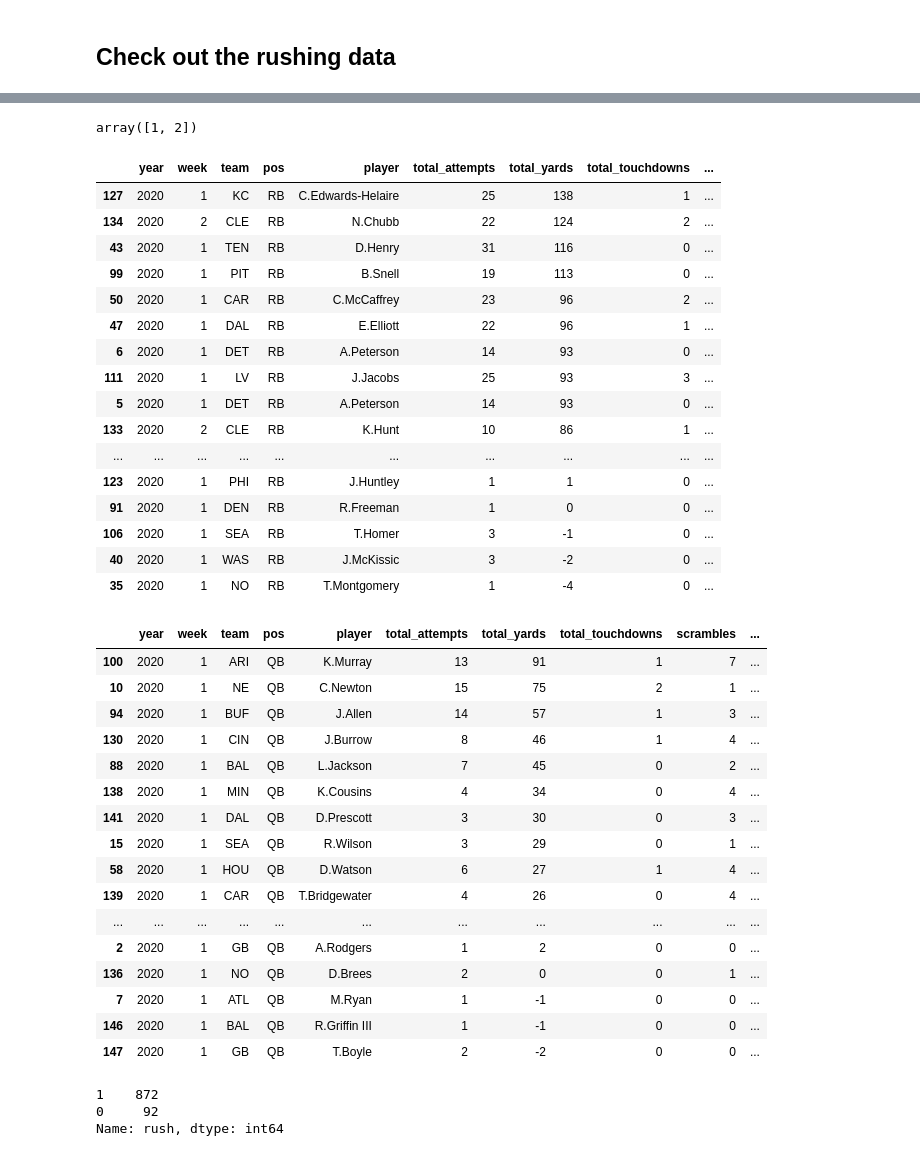
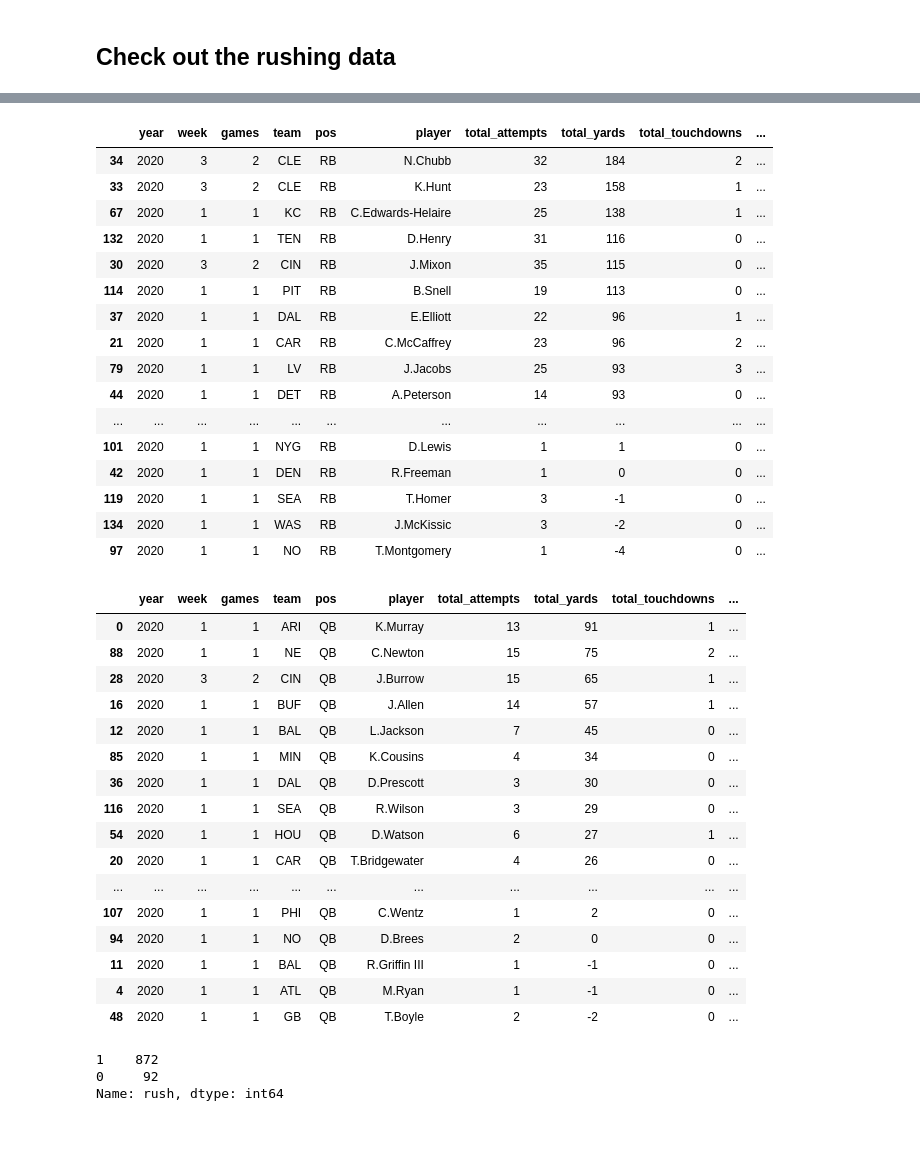
Before and after one commit to shind07/nfl-data-pipeline, a Jupyter notebook: notebooks/qc_rushing.ipynb, the cells around one changed output, grey strips where cells are left out. Drawn from its saved outputs; the diff is of its cells as text; code cells hidden in the pictures.

```diff
--- a/notebooks/qc_rushing.ipynb
+++ b/notebooks/qc_rushing.ipynb
@@ -31,7 +51,7 @@ array([1, 2])
 # %% [markdown]
 ## Check out the rushing data
 # %%
-RUSHING_PATH = os.path.join(DATA_DIRECTORY, "derived", 'rushing_by_player_by_week.csv')
+RUSHING_PATH = os.path.join(DATA_DIRECTORY, "derived", 'rushing_by_player_by_year.csv')
 
 df = pd.read_csv(RUSHING_PATH)
 df.head()
@@ -45,34 +65,33 @@ df.head()
-# %%
-df['week'].unique()
-# %% [output]
-array([1, 2])
 # %%
-final_rb_columns = ['year', 'week', 'team', 'pos', 'player',
+final_rb_columns = ['year', 'week', 'games', 'team', 'pos', 'player',
     'total_attempts', 'total_yards', 'total_touchdowns', 'total_fumbles',
      'team_rush', '%_team_carries', '%_team_yards'
 ]
+df['%_team_carries'] = df['rush'] / df['team_rush']
+df['%_team_yards'] = df['yards_gained_designed'] / df['team_yards_gained_designed']
+
 mask = df['pos'] == 'RB'
 df[mask][final_rb_columns].sort_values("total_yards", ascending=False)
 # %% [output]
-|  | year | week | team | pos | player | total_attempts | total_yards | total_touchdowns | ... |
-| 127 | 2020 | 1 | KC | RB | C.Edwards-Helaire | 25 | 138 | 1 | ... |
-| 134 | 2020 | 2 | CLE | RB | N.Chubb | 22 | 124 | 2 | ... |
-| 43 | 2020 | 1 | TEN | RB | D.Henry | 31 | 116 | 0 | ... |
-| 99 | 2020 | 1 | PIT | RB | B.Snell | 19 | 113 | 0 | ... |
-| 50 | 2020 | 1 | CAR | RB | C.McCaffrey | 23 | 96 | 2 | ... |
-| 47 | 2020 | 1 | DAL | RB | E.Elliott | 22 | 96 | 1 | ... |
-| 6 | 2020 | 1 | DET | RB | A.Peterson | 14 | 93 | 0 | ... |
-| 111 | 2020 | 1 | LV | RB | J.Jacobs | 25 | 93 | 3 | ... |
-| 5 | 2020 | 1 | DET | RB | A.Peterson | 14 | 93 | 0 | ... |
-| 133 | 2020 | 2 | CLE | RB | K.Hunt | 10 | 86 | 1 | ... |
-| ... | ... | ... | ... | ... | ... | ... | ... | ... | ... |
-| 123 | 2020 | 1 | PHI | RB | J.Huntley | 1 | 1 | 0 | ... |
-| 91 | 2020 | 1 | DEN | RB | R.Freeman | 1 | 0 | 0 | ... |
-| 106 | 2020 | 1 | SEA | RB | T.Homer | 3 | -1 | 0 | ... |
-| 40 | 2020 | 1 | WAS | RB | J.McKissic | 3 | -2 | 0 | ... |
-| 35 | 2020 | 1 | NO | RB | T.Montgomery | 1 | -4 | 0 | ... |
+|  | year | week | games | team | pos | player | total_attempts | total_yards | total_touchdowns | ... |
+| 34 | 2020 | 3 | 2 | CLE | RB | N.Chubb | 32 | 184 | 2 | ... |
+| 33 | 2020 | 3 | 2 | CLE | RB | K.Hunt | 23 | 158 | 1 | ... |
+| 67 | 2020 | 1 | 1 | KC | RB | C.Edwards-Helaire | 25 | 138 | 1 | ... |
+| 132 | 2020 | 1 | 1 | TEN | RB | D.Henry | 31 | 116 | 0 | ... |
+| 30 | 2020 | 3 | 2 | CIN | RB | J.Mixon | 35 | 115 | 0 | ... |
+| 114 | 2020 | 1 | 1 | PIT | RB | B.Snell | 19 | 113 | 0 | ... |
+| 37 | 2020 | 1 | 1 | DAL | RB | E.Elliott | 22 | 96 | 1 | ... |
+| 21 | 2020 | 1 | 1 | CAR | RB | C.McCaffrey | 23 | 96 | 2 | ... |
+| 79 | 2020 | 1 | 1 | LV | RB | J.Jacobs | 25 | 93 | 3 | ... |
+| 44 | 2020 | 1 | 1 | DET | RB | A.Peterson | 14 | 93 | 0 | ... |
+| ... | ... | ... | ... | ... | ... | ... | ... | ... | ... | ... |
+| 101 | 2020 | 1 | 1 | NYG | RB | D.Lewis | 1 | 1 | 0 | ... |
+| 42 | 2020 | 1 | 1 | DEN | RB | R.Freeman | 1 | 0 | 0 | ... |
+| 119 | 2020 | 1 | 1 | SEA | RB | T.Homer | 3 | -1 | 0 | ... |
+| 134 | 2020 | 1 | 1 | WAS | RB | J.McKissic | 3 | -2 | 0 | ... |
+| 97 | 2020 | 1 | 1 | NO | RB | T.Montgomery | 1 | -4 | 0 | ... |
 # %%
-final_qb_columns = ['year', 'week', 'team', 'pos', 'player',
+final_qb_columns = ['year', 'week', 'games','team', 'pos', 'player',
     'total_attempts', 'total_yards', 'total_touchdowns', 'scrambles', 'scramble_yards', 'scramble_touchdowns',
     'qb_kneels', 'qb_kneel_yards',
     'total_fumbles', 'total_fumbles_lost', '%_team_carries', '%_team_yards'
@@ -81,23 +100,23 @@ final_qb_columns = ['year', 'week', 'team', 'pos', 'player',
 mask = df['pos'] == 'QB'
 df[mask][final_qb_columns].sort_values("total_yards", ascending=False)
 # %% [output]
-|  | year | week | team | pos | player | total_attempts | total_yards | total_touchdowns | scrambles | ... |
-| 100 | 2020 | 1 | ARI | QB | K.Murray | 13 | 91 | 1 | 7 | ... |
-| 10 | 2020 | 1 | NE | QB | C.Newton | 15 | 75 | 2 | 1 | ... |
-| 94 | 2020 | 1 | BUF | QB | J.Allen | 14 | 57 | 1 | 3 | ... |
-| 130 | 2020 | 1 | CIN | QB | J.Burrow | 8 | 46 | 1 | 4 | ... |
-| 88 | 2020 | 1 | BAL | QB | L.Jackson | 7 | 45 | 0 | 2 | ... |
-| 138 | 2020 | 1 | MIN | QB | K.Cousins | 4 | 34 | 0 | 4 | ... |
-| 141 | 2020 | 1 | DAL | QB | D.Prescott | 3 | 30 | 0 | 3 | ... |
-| 15 | 2020 | 1 | SEA | QB | R.Wilson | 3 | 29 | 0 | 1 | ... |
-| 58 | 2020 | 1 | HOU | QB | D.Watson | 6 | 27 | 1 | 4 | ... |
-| 139 | 2020 | 1 | CAR | QB | T.Bridgewater | 4 | 26 | 0 | 4 | ... |
+|  | year | week | games | team | pos | player | total_attempts | total_yards | total_touchdowns | ... |
+| 0 | 2020 | 1 | 1 | ARI | QB | K.Murray | 13 | 91 | 1 | ... |
+| 88 | 2020 | 1 | 1 | NE | QB | C.Newton | 15 | 75 | 2 | ... |
+| 28 | 2020 | 3 | 2 | CIN | QB | J.Burrow | 15 | 65 | 1 | ... |
+| 16 | 2020 | 1 | 1 | BUF | QB | J.Allen | 14 | 57 | 1 | ... |
+| 12 | 2020 | 1 | 1 | BAL | QB | L.Jackson | 7 | 45 | 0 | ... |
+| 85 | 2020 | 1 | 1 | MIN | QB | K.Cousins | 4 | 34 | 0 | ... |
+| 36 | 2020 | 1 | 1 | DAL | QB | D.Prescott | 3 | 30 | 0 | ... |
+| 116 | 2020 | 1 | 1 | SEA | QB | R.Wilson | 3 | 29 | 0 | ... |
+| 54 | 2020 | 1 | 1 | HOU | QB | D.Watson | 6 | 27 | 1 | ... |
+| 20 | 2020 | 1 | 1 | CAR | QB | T.Bridgewater | 4 | 26 | 0 | ... |
 | ... | ... | ... | ... | ... | ... | ... | ... | ... | ... | ... |
-| 2 | 2020 | 1 | GB | QB | A.Rodgers | 1 | 2 | 0 | 0 | ... |
-| 136 | 2020 | 1 | NO | QB | D.Brees | 2 | 0 | 0 | 1 | ... |
-| 7 | 2020 | 1 | ATL | QB | M.Ryan | 1 | -1 | 0 | 0 | ... |
-| 146 | 2020 | 1 | BAL | QB | R.Griffin III | 1 | -1 | 0 | 0 | ... |
-| 147 | 2020 | 1 | GB | QB | T.Boyle | 2 | -2 | 0 | 0 | ... |
+| 107 | 2020 | 1 | 1 | PHI | QB | C.Wentz | 1 | 2 | 0 | ... |
+| 94 | 2020 | 1 | 1 | NO | QB | D.Brees | 2 | 0 | 0 | ... |
+| 11 | 2020 | 1 | 1 | BAL | QB | R.Griffin III | 1 | -1 | 0 | ... |
+| 4 | 2020 | 1 | 1 | ATL | QB | M.Ryan | 1 | -1 | 0 | ... |
+| 48 | 2020 | 1 | 1 | GB | QB | T.Boyle | 2 | -2 | 0 | ... |
 # %%
 BASE_RUSHING_COLUMNS = ["yards_gained", "rush_touchdown", "fumble", "fumble_lost", "fumble_out_of_bounds"]
 
```
Also changed, not shown: parts of 8 cells of this notebook.
